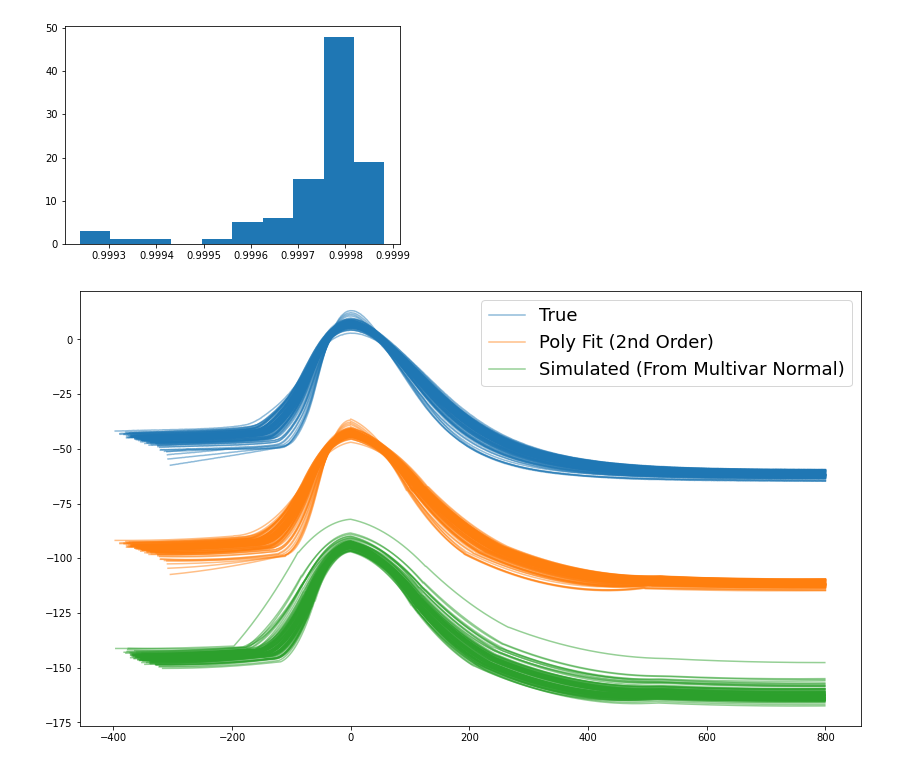
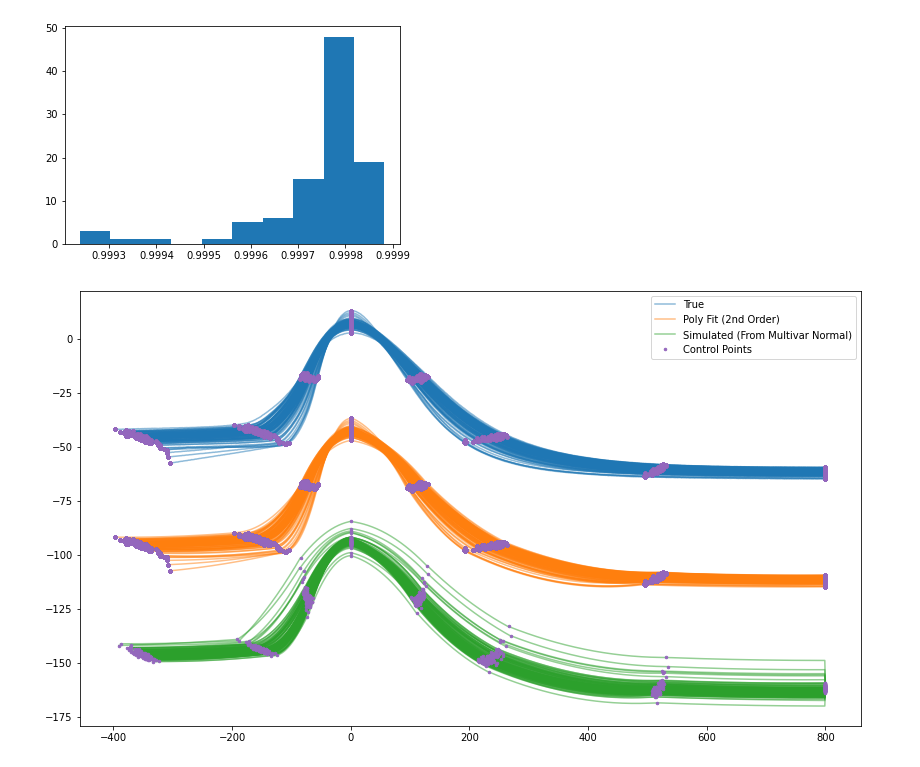
Before and after one commit to voytekresearch/spikewise, a Jupyter notebook: notebooks/PolySpikeGroup.ipynb, the cells around one changed output. Cells and saved outputs as stored; diff of their text form; code cells hidden in the pictures.

Commit message:
update poly notebook

```diff
--- a/notebooks/PolySpikeGroup.ipynb
+++ b/notebooks/PolySpikeGroup.ipynb
@@ -168,6 +168,7 @@ n_sims = 100
 
 ys_sim = []
 xs_sim = []
+inds_sim = []
 
 for n in range(n_sims):
 
@@ -178,7 +179,9 @@ for n in range(n_sims):
     params_sim_inds = params_sim[len(_params[0]):].astype(int)
     params_sim_inds[0] = 0 if params_sim_inds[0] < 0 else params_sim_inds[0]
 
-    xs = np.arange(params_sim_inds[-1])
+    inds_sim.append(params_sim_inds)
+
+    xs = np.arange(params_sim_inds[-1]+1)
     xs -= xs[params_sim_inds[3]]
 
 
@@ -194,30 +197,51 @@ for n in range(n_sims):
 
     ys_sim.append(_ys_sim)
     xs_sim.append(xs)
-# %%
-plt.figure(figsize=(14, 8))
-
-has_lab = False
-for x, y in zip(xs_true, ys_true):
-    label = 'True' if not has_lab else ''
-    plt.plot(x, y, color='C0', alpha=.5, label=label)
-    has_lab = True
-
-
-has_lab = False
-for x, y in zip(xs_true, ys_fit):
-    label = 'Poly Fit (2nd Order)' if not has_lab else ''
-    plt.plot(x, y-50, color='C1', alpha=.5, label=label)
-    has_lab = True
-
-
-has_lab = False
-for x, y in zip(xs_sim, ys_sim):
-    label = 'Simulated (From Multivar Normal)' if not has_lab else ''
-    plt.plot(x, y-100, color='C2', alpha=.5, label=label)
-    has_lab = True
-
-plt.legend(fontsize=18);
-plt.savefig('ex_fit.png', facecolor='white')
-# %% [output]
-[figure, removed]
+# %%
+plt.figure(figsize=(14, 8))
+
+has_lab = False
+for x, y in zip(xs_true, ys_true):
+    label = 'True' if not has_lab else ''
+    plt.plot(x, y, color='C0', alpha=.5, label=label)
+    has_lab = True
+
+
+has_lab = False
+for x, y in zip(xs_true, ys_fit):
+    label = 'Poly Fit (2nd Order)' if not has_lab else ''
+    plt.plot(x, y-50, color='C1', alpha=.5, label=label)
+    has_lab = True
+
+
+has_lab = False
+for x, y in zip(xs_sim, ys_sim):
+    label = 'Simulated (From Multivar Normal)' if not has_lab else ''
+    plt.plot(x, y-100, color='C2', alpha=.5, label=label)
+    has_lab = True
+
+
+has_lab = False
+for i in range(len(_inds)):
+
+    for j in _inds:
+        label = 'Control Points' if not has_lab else ''
+        plt.plot(xs_true[i][_inds[i]], ys_true[i][_inds[i]],
+                 color='C4', ls='',marker='.', ms=5, label=label)
+        has_lab = True
+
+    for j in _inds:
+        plt.plot(xs_true[i][_inds[i]], ys_fit[i][_inds[i]]-50,
+                 color='C4', ls='', marker='.', ms=5)
+
+
+for i in range(len(xs_sim)):
+
+    for j in inds_sim[i]:
+        plt.plot(xs_sim[i][j], ys_sim[i][j]-100,
+                 color='C4', ls='', marker='.', ms=5)
+
+plt.legend();
+plt.savefig('ex_fit.png', facecolor='white');
+# %% [output]
+[figure, added]
```
